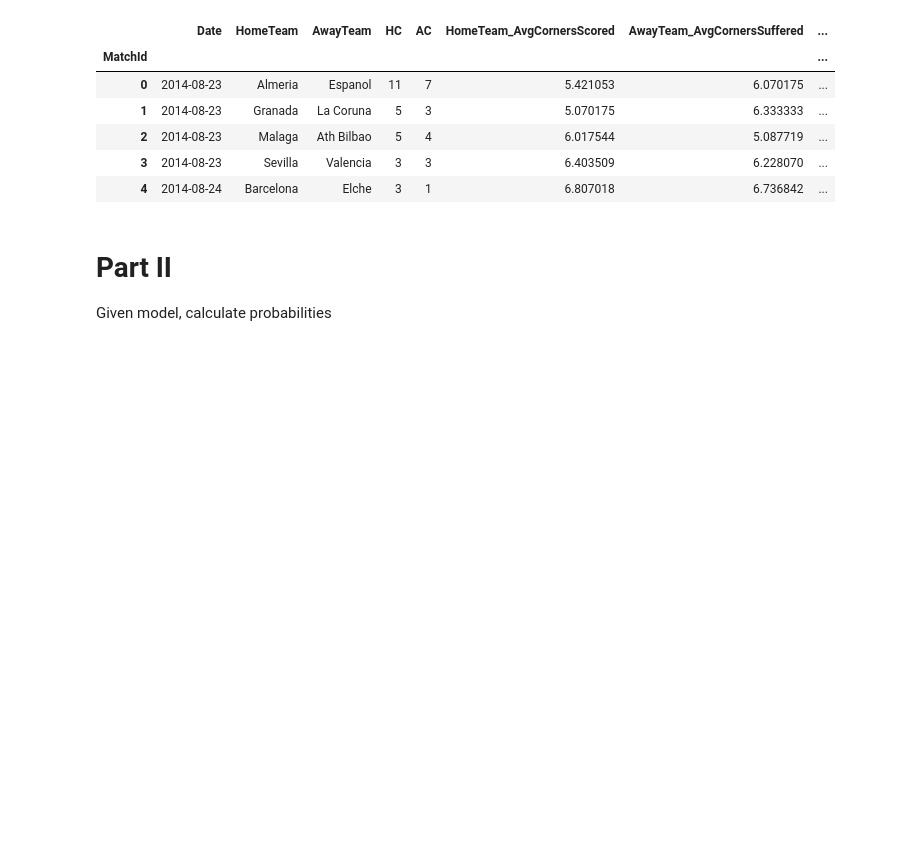
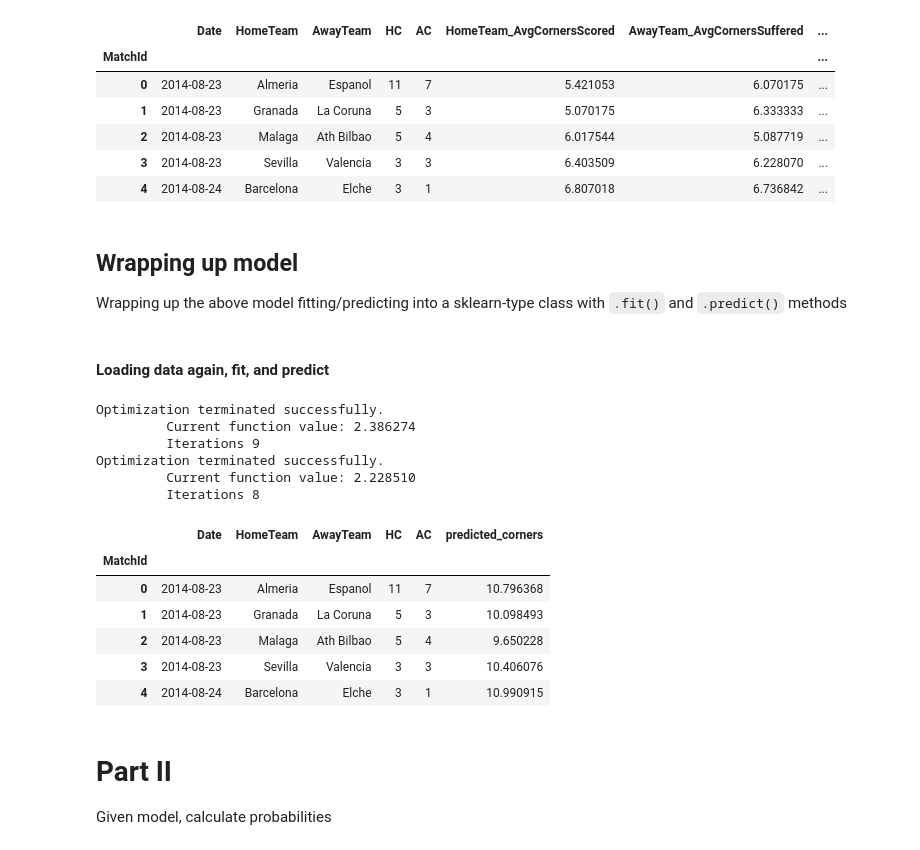
Before and after one commit to JoaoAparicio/SportsBetting, a Jupyter notebook: Corners.ipynb, the cells around one changed output. Cells and saved outputs as stored; diff of their text form; code cells hidden in the pictures; blank space fills up the shorter version.

Commit message:
added a sklearn-type model wrapper class

```diff
--- a/Corners.ipynb
+++ b/Corners.ipynb
@@ -218,3 +218,7 @@ df.head()
 | 2 | 2014-08-23 | Malaga | Ath Bilbao | 5 | 4 | 6.017544 | 5.087719 | ... |
 | 3 | 2014-08-23 | Sevilla | Valencia | 3 | 3 | 6.403509 | 6.228070 | ... |
 | 4 | 2014-08-24 | Barcelona | Elche | 3 | 1 | 6.807018 | 6.736842 | ... |
+# %% [markdown]
+## Wrapping up model
+
+Wrapping up the above model fitting/predicting into a sklearn-type class with `.fit()` and `.predict()` methods
@@ -221,3 +346,26 @@ df.head()
+# %% [markdown]
+#### Loading data again, fit, and predict
+# %%
+df = load_data_from_disk()
+
+sp = SumOfPoissons()
+sp.fit(df)
+df['predicted_corners'] = sp.predict(df)
+df.head()
+# %% [output]
+Optimization terminated successfully.
+         Current function value: 2.386274
+         Iterations 9
+Optimization terminated successfully.
+         Current function value: 2.228510
+         Iterations 8
+|  | Date | HomeTeam | AwayTeam | HC | AC | predicted_corners |
+| MatchId |  |  |  |  |  |  |
+| 0 | 2014-08-23 | Almeria | Espanol | 11 | 7 | 10.796368 |
+| 1 | 2014-08-23 | Granada | La Coruna | 5 | 3 | 10.098493 |
+| 2 | 2014-08-23 | Malaga | Ath Bilbao | 5 | 4 | 9.650228 |
+| 3 | 2014-08-23 | Sevilla | Valencia | 3 | 3 | 10.406076 |
+| 4 | 2014-08-24 | Barcelona | Elche | 3 | 1 | 10.990915 |
 # %% [markdown]
 # Part II
 
```
Also changed, not shown: parts of 1 cell of this notebook.
